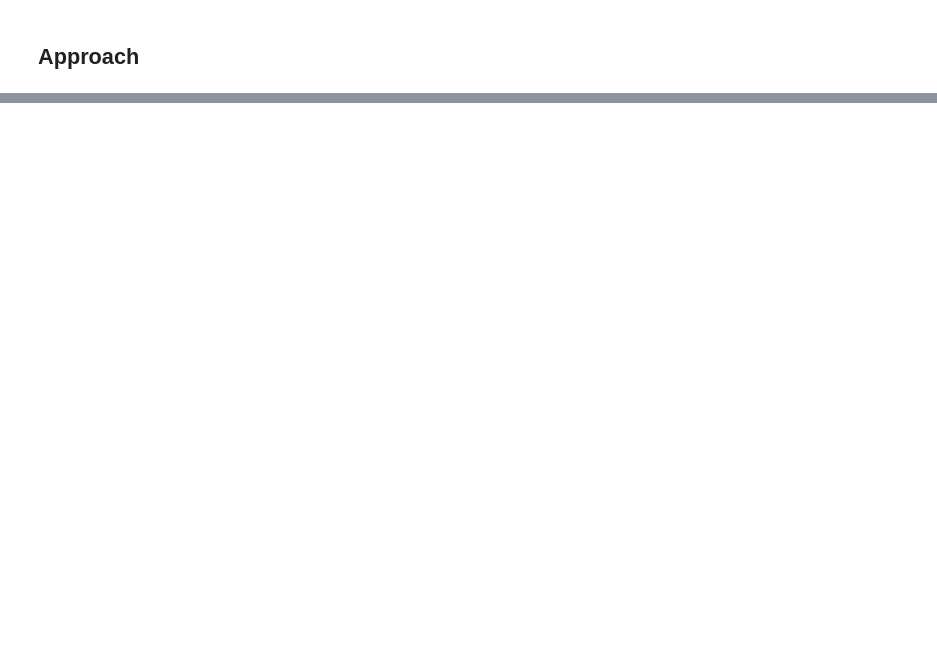
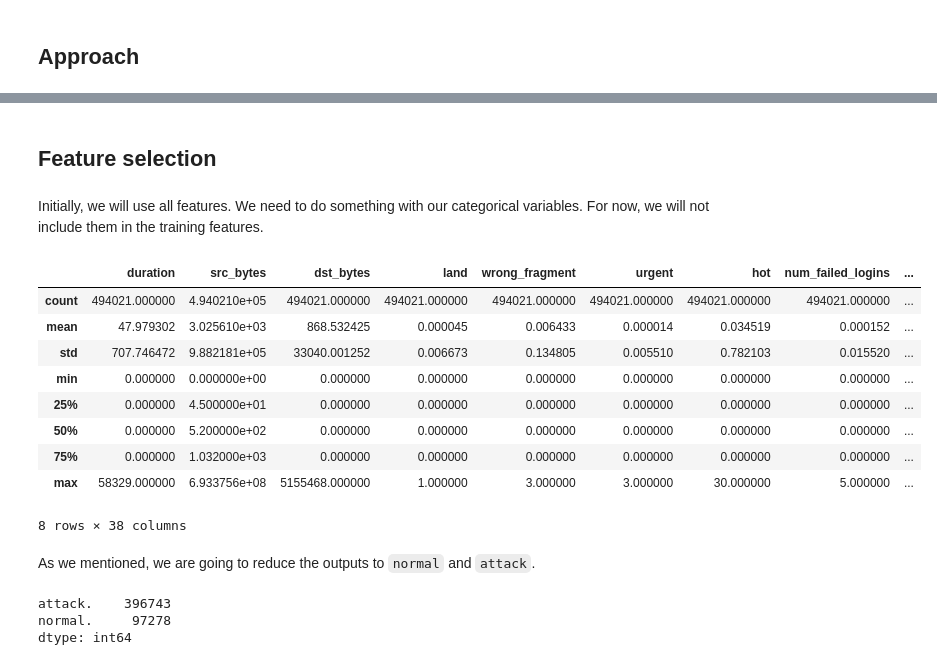
Before and after one commit to jadianes/kdd-cup-99-spark, a Jupyter notebook: README.ipynb, the cells around one changed output, grey strips where cells are left out. Saved outputs shown, nothing was run; the diff lists cells and outputs as text; code cells hidden in the pictures; blank space fills up the shorter version.

Commit message:
kNN + Kmeans with SKLearn

```diff
--- a/README.ipynb
+++ b/README.ipynb
@@ -32,0 +85,41 @@ However, our final approach will use clustering and anomality detection. We want
+# %% [markdown]
+## Feature selection
+# %% [markdown]
+Initially, we will use all features. We need to do something with our categorical variables. For now, we will not include them in the training features.
+# %%
+num_features = [
+    "duration","src_bytes",
+    "dst_bytes","land","wrong_fragment","urgent","hot","num_failed_logins",
+    "logged_in","num_compromised","root_shell","su_attempted","num_root",
+    "num_file_creations","num_shells","num_access_files","num_outbound_cmds",
+    "is_host_login","is_guest_login","count","srv_count","serror_rate",
+    "srv_serror_rate","rerror_rate","srv_rerror_rate","same_srv_rate",
+    "diff_srv_rate","srv_diff_host_rate","dst_host_count","dst_host_srv_count",
+    "dst_host_same_srv_rate","dst_host_diff_srv_rate","dst_host_same_src_port_rate",
+    "dst_host_srv_diff_host_rate","dst_host_serror_rate","dst_host_srv_serror_rate",
+    "dst_host_rerror_rate","dst_host_srv_rerror_rate"
+]
+features = kdd_data_10percent[num_features].astype(float)
+features.describe()
+# %% [output]
+|  | duration | src_bytes | dst_bytes | land | wrong_fragment | urgent | hot | num_failed_logins | ... |
+| count | 494021.000000 | 4.940210e+05 | 494021.000000 | 494021.000000 | 494021.000000 | 494021.000000 | 494021.000000 | 494021.000000 | ... |
+| mean | 47.979302 | 3.025610e+03 | 868.532425 | 0.000045 | 0.006433 | 0.000014 | 0.034519 | 0.000152 | ... |
+| std | 707.746472 | 9.882181e+05 | 33040.001252 | 0.006673 | 0.134805 | 0.005510 | 0.782103 | 0.015520 | ... |
+| min | 0.000000 | 0.000000e+00 | 0.000000 | 0.000000 | 0.000000 | 0.000000 | 0.000000 | 0.000000 | ... |
+| 25% | 0.000000 | 4.500000e+01 | 0.000000 | 0.000000 | 0.000000 | 0.000000 | 0.000000 | 0.000000 | ... |
+| 50% | 0.000000 | 5.200000e+02 | 0.000000 | 0.000000 | 0.000000 | 0.000000 | 0.000000 | 0.000000 | ... |
+| 75% | 0.000000 | 1.032000e+03 | 0.000000 | 0.000000 | 0.000000 | 0.000000 | 0.000000 | 0.000000 | ... |
+| max | 58329.000000 | 6.933756e+08 | 5155468.000000 | 1.000000 | 3.000000 | 3.000000 | 30.000000 | 5.000000 | ... |
+8 rows × 38 columns
+# %% [markdown]
+As we mentioned, we are going to reduce the outputs to `normal` and `attack`.
+# %%
+from sklearn.neighbors import KNeighborsClassifier
+labels = kdd_data_10percent['label'].copy()
+labels[labels!='normal.'] = 'attack.'
+labels.value_counts()
+# %% [output]
+attack.    396743
+normal.     97278
+dtype: int64
```
Also changed, not shown: parts of 50 cells of this notebook, 1 other file.
